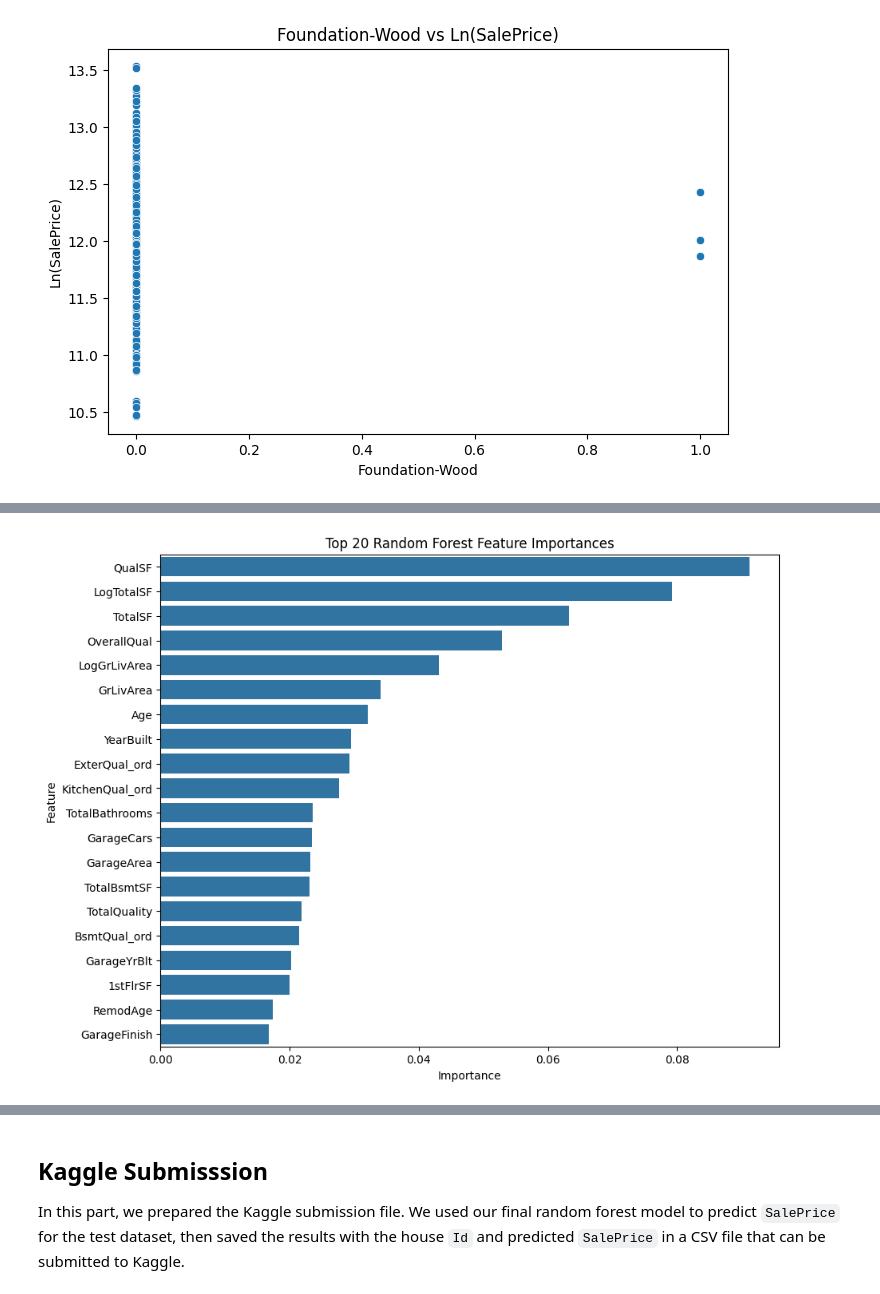
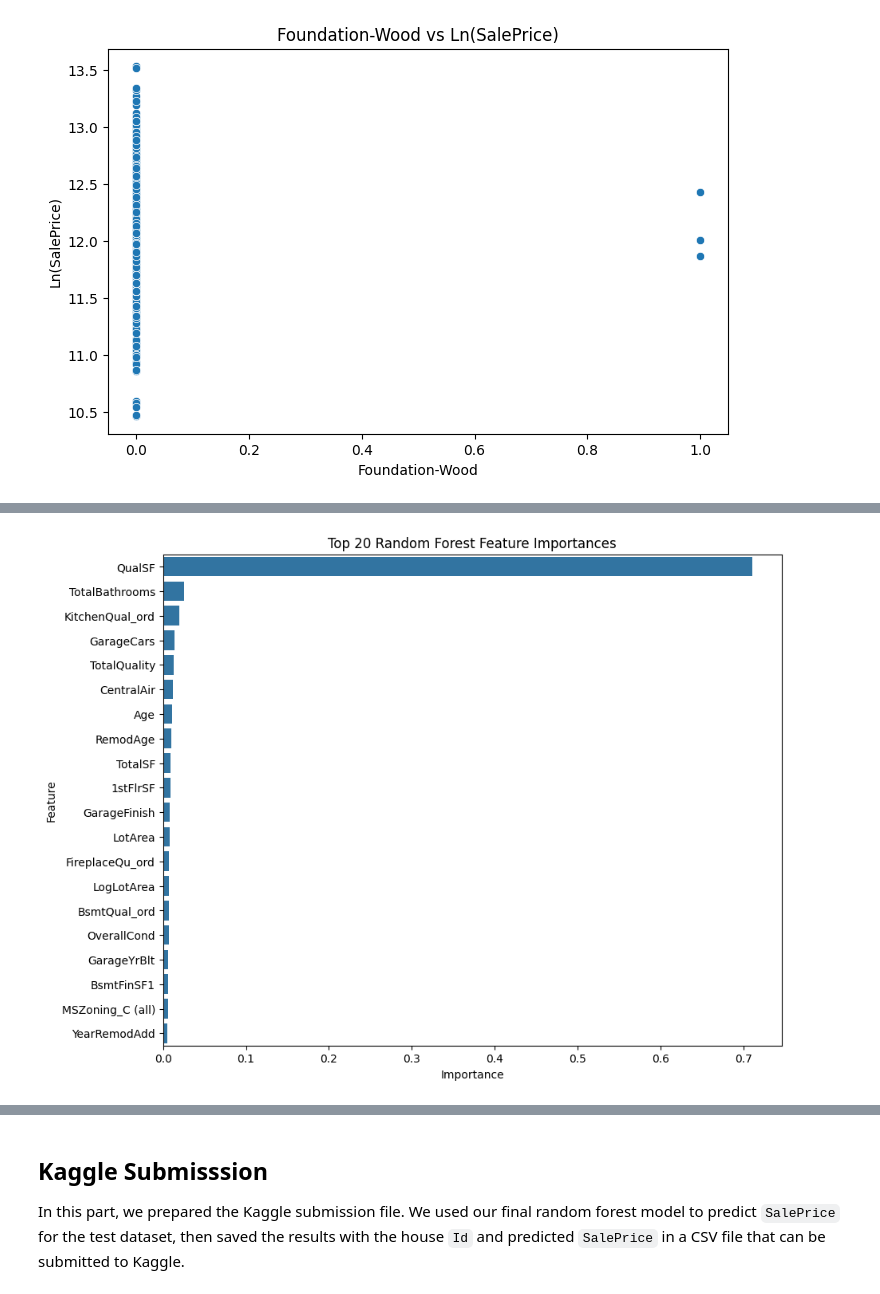
Before and after one commit to dana-fatemeh/Final-ML-Project, a Jupyter notebook: final-prj.ipynb, the cells around one changed output, grey strips where cells are left out. Cells and saved outputs as stored; diff of their text form; code cells hidden in the pictures.

```diff
--- a/final-prj.ipynb
+++ b/final-prj.ipynb
@@ -543 +570,35 @@ print(tabulate(
 +----------------------+----------------+----------------+-----------------+----------------+------------+------------+-------------+------------+
+# %%
+
+from sklearn.ensemble import GradientBoostingRegressor
+
+gb_model = GradientBoostingRegressor(
+    n_estimators=1500,
+    learning_rate=0.01,
+    max_depth=3,
+    min_samples_leaf=3,
+    subsample=0.75,
+    random_state=9999,
+)
+
+gb_model.fit(X_train, y_train)
+# evaluate
+MAE_train_gb, MSE_train_gb, RMSE_train_gb, R2_train_gb, \
+MAE_test_gb, MSE_test_gb, RMSE_test_gb, R2_test_gb = model_eva_sklearn(
+    X_train, X_test, y_train, y_test, gb_model
+)
+
+results.append([
+    "GradientBoosting Tuned",
+    MAE_train_gb, MSE_train_gb, RMSE_train_gb, R2_train_gb,
+    MAE_test_gb, MSE_test_gb, RMSE_test_gb, R2_test_gb
+])
+
+print(tabulate(
+    results,
+    headers=[
+        "Model", "Training MAE", "Training MSE", "Training RMSE", "Training R^2",
+        "Test MAE", "Test MSE", "Test RMSE", "Test R^2"
+    ],
+    tablefmt="grid"
+))
@@ -737,25 +822,25 @@ plt.show()
 # %%
 import pandas as pd
 
 feature_importance = pd.DataFrame({
     "Feature": X.columns,
-    "Importance": rf_model.feature_importances_
+    "Importance": gb_model.feature_importances_
 })
 
 feature_importance = feature_importance.sort_values(by="Importance", ascending=False)
 
 plt.figure(figsize=(10, 8))
 sns.barplot(
     data=feature_importance.head(20),
     x="Importance",
     y="Feature"
 )
 plt.title("Top 20 Random Forest Feature Importances")
 plt.xlabel("Importance")
 plt.ylabel("Feature")
 plt.show()
 # %% [output]
-[figure, old version]
+[figure, new version]
 # %%
 import matplotlib.pyplot as plt
 import seaborn as sns
```
Also changed, not shown: parts of 19 cells of this notebook, 2 other files.
